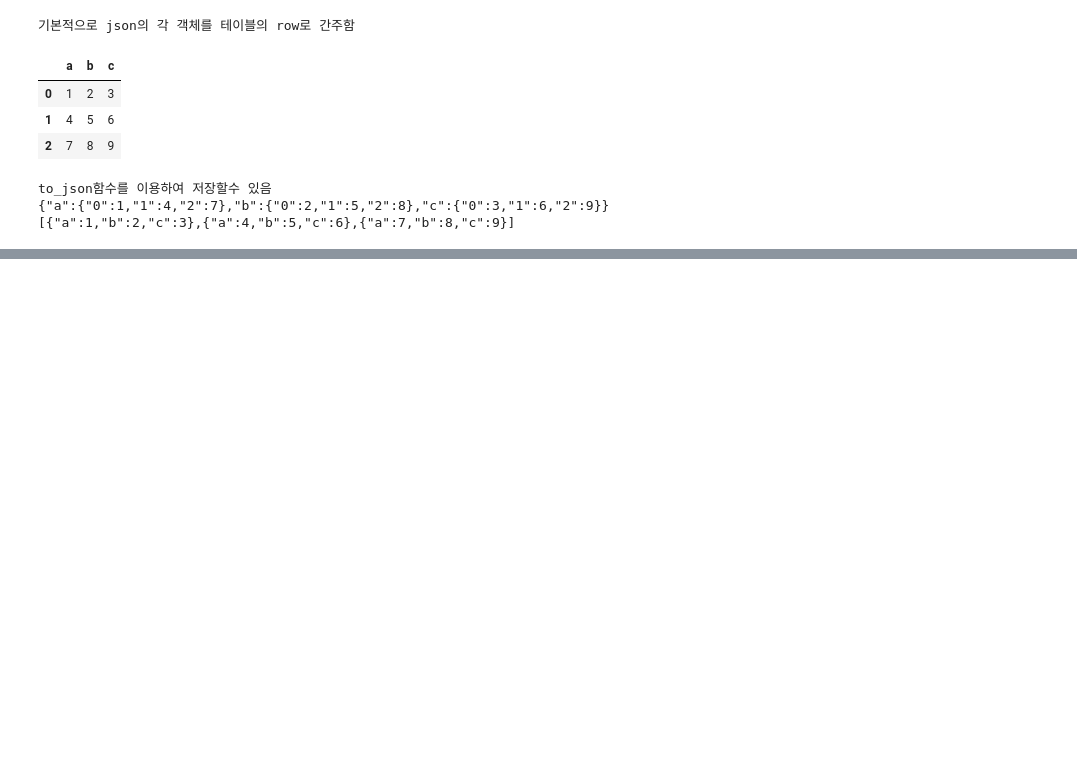
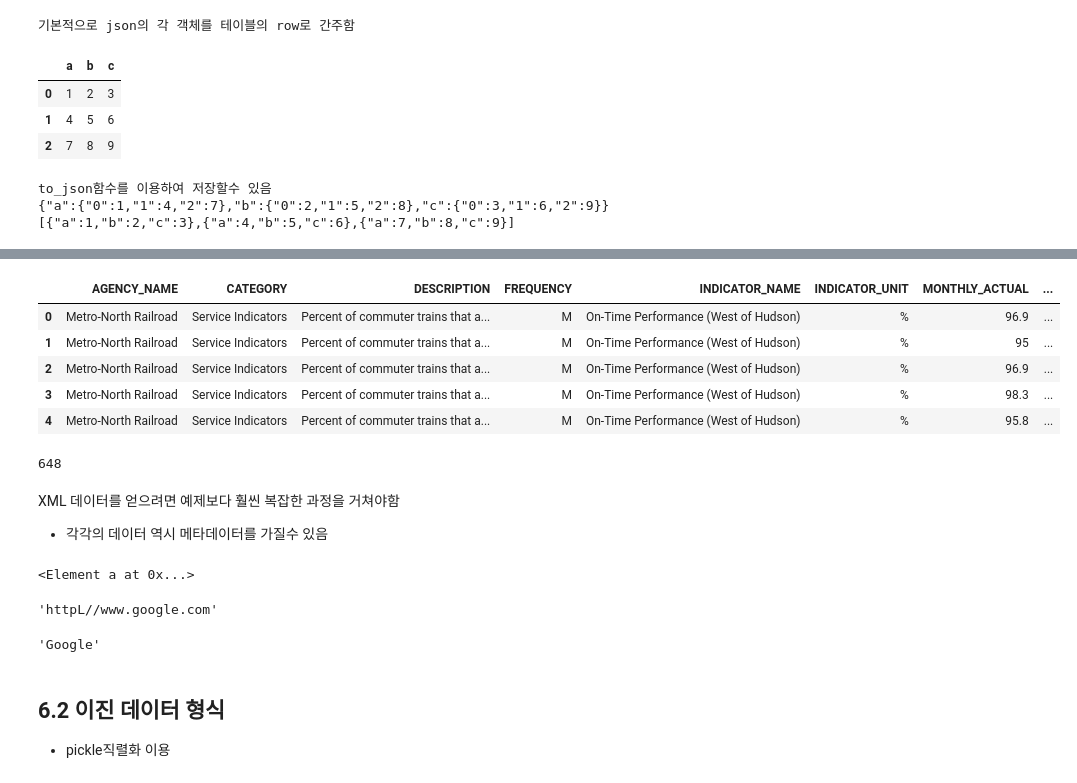
Before and after one commit to Suhwan-Ji/Study_DataScience, a Jupyter notebook: DataAnalysis/Ch06. 데이터 로딩과 저장, 파일 형식.ipynb, the cells around one changed output, grey strips where cells are left out. Cells and saved outputs as stored; diff of their text form; code cells hidden in the pictures; blank space fills up the shorter version.

```diff
--- a/DataAnalysis/Ch06. 데이터 로딩과 저장, 파일 형식.ipynb
+++ b/DataAnalysis/Ch06. 데이터 로딩과 저장, 파일 형식.ipynb
@@ -591,0 +593,5 @@ to_json함수를 이용하여 저장할수 있음
+# %%
+#pd.read_html 함수는 기본적으로 <table>태그안에 있는 모든 표형식 데이터의 파싱을 시도하고 DataFrame으로 저장
+pd.options.display.max_rows=5
+tables = pd.read_html('Datas/fdic_failed_bank_list.html')
+tables
@@ -591,0 +654,7 @@ to_json함수를 이용하여 저장할수 있음
+# %%
+from lxml import objectify
+path = 'datasets/mta_perf/Performance_MNR.xml'
+parsed = objectify.parse(open(path))
+parsed
+root = parsed.getroot()
+root
@@ -591,0 +666,12 @@ to_json함수를 이용하여 저장할수 있음
+# %%
+data = []
+skip_fields=['PARENT_SEQ','INDICATOR_SEQ','DESIRED_CHANGE','DECIMAL_PLACES'] #무시할 엘리먼트
+
+for elt in root.INDICATOR:
+    el_data={}
+    for child in elt.getchildren():
+        if child.tag in skip_fields:
+            continue
+        el_data[child.tag]=child.pyval #value 인듯
+    data.append(el_data)
+data
@@ -591,0 +696,12 @@ to_json함수를 이용하여 저장할수 있음
+# %%
+perf = pd.DataFrame(data)
+perf.head()
+len(perf)
+# %% [output]
+|  | AGENCY_NAME | CATEGORY | DESCRIPTION | FREQUENCY | INDICATOR_NAME | INDICATOR_UNIT | MONTHLY_ACTUAL | ... |
+| 0 | Metro-North Railroad | Service Indicators | Percent of commuter trains that a... | M | On-Time Performance (West of Hudson) | % | 96.9 | ... |
+| 1 | Metro-North Railroad | Service Indicators | Percent of commuter trains that a... | M | On-Time Performance (West of Hudson) | % | 95 | ... |
+| 2 | Metro-North Railroad | Service Indicators | Percent of commuter trains that a... | M | On-Time Performance (West of Hudson) | % | 96.9 | ... |
+| 3 | Metro-North Railroad | Service Indicators | Percent of commuter trains that a... | M | On-Time Performance (West of Hudson) | % | 98.3 | ... |
+| 4 | Metro-North Railroad | Service Indicators | Percent of commuter trains that a... | M | On-Time Performance (West of Hudson) | % | 95.8 | ... |
+648
@@ -591,0 +718,3 @@ to_json함수를 이용하여 저장할수 있음
+# %% [markdown]
+XML 데이터를 얻으려면 예제보다 훨씬 복잡한 과정을 거쳐야함
+- 각각의 데이터 역시 메타데이터를 가질수 있음
@@ -591,0 +725,11 @@ to_json함수를 이용하여 저장할수 있음
+# %%
+root
+root.get('href')
+root.text
+# %% [output]
+<Element a at 0x...>
+'httpL//www.google.com'
+'Google'
+# %% [markdown]
+## 6.2 이진 데이터 형식
+- pickle직렬화 이용
```
Also changed, not shown: parts of 11 cells of this notebook, 2 other files.
